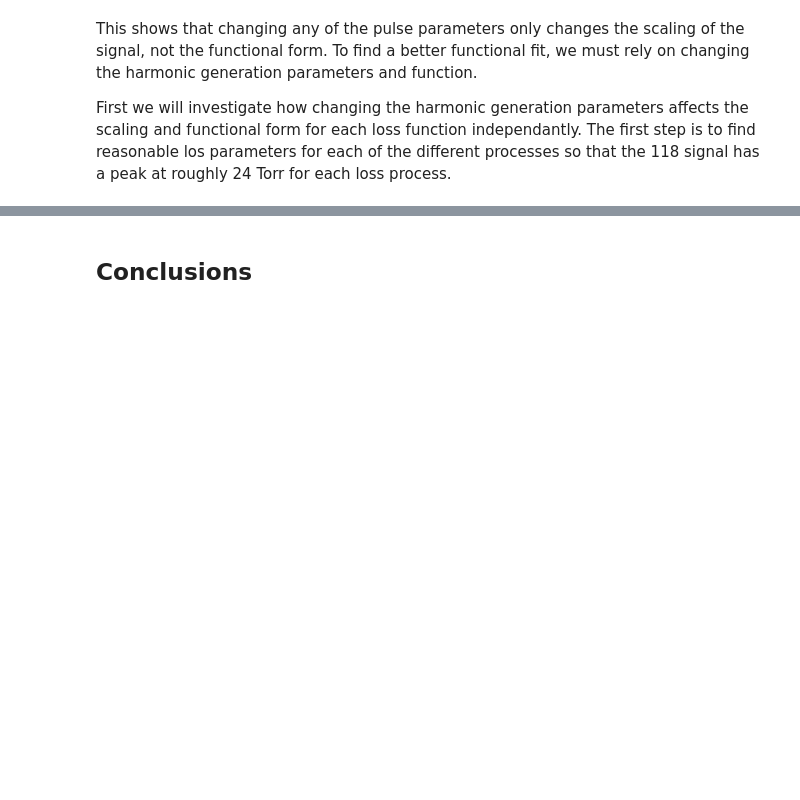
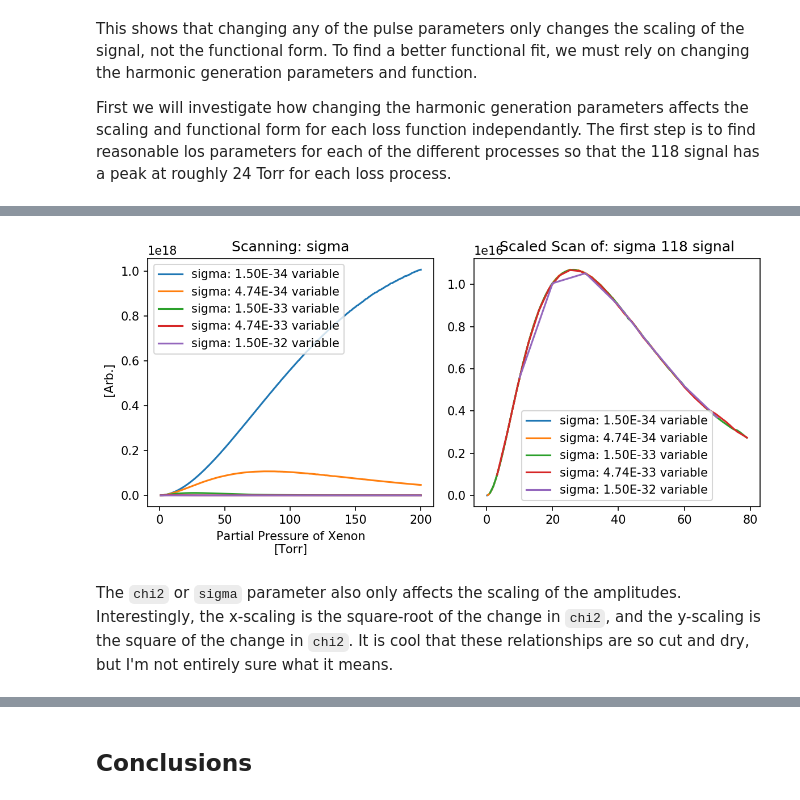
Before and after one commit to jasonbossert/uv_generation, a Jupyter notebook: notebooks/vuv_gen_1D_prop_model.ipynb, the cells around one changed output, grey strips where cells are left out. Cells and saved outputs as stored; diff of their text form; code cells hidden in the pictures; blank space fills up the shorter version.

```diff
--- a/notebooks/vuv_gen_1D_prop_model.ipynb
+++ b/notebooks/vuv_gen_1D_prop_model.ipynb
@@ -796,0 +765,22 @@ Make a function
+# %%
+chi2s = chi2 * np.power(10,np.linspace(-1, 1, 5))
+chi2_scan = xr.DataArray(chi2s,
+                     dims = ('sigma'),
+                     attrs = {'units': 'variable',
+                              'long_name': "chi2 of xenon"})
+chi2_scanned = scan_builder(single_func, default_params, [Pscan, chi2_scan])(params=default_params)
+# %%
+fig, ax = plt.subplots(1, 2, figsize=(8, 4), dpi=150)
+
+plot_single_1D_scan(chi2_scanned, ax[0], selections={'variable': '118 signal'}, norm=False)
+
+chi2_x_scaling = (.1, 1/np.sqrt(10), 1, np.sqrt(10), 10)
+chi2_y_scaling = (.01, .1, 1, 10, 100)
+
+plot_single_1D_scan_scaled(chi2_scanned, chi2_x_scaling, chi2_y_scaling,
+                           ax[1], selections={'variable': '118 signal'})
+plt.tight_layout()
+# %% [output]
+[figure, added]
+# %% [markdown]
+The `chi2` or `sigma` parameter also only affects the scaling of the amplitudes. Interestingly, the x-scaling is the square-root of the change in `chi2`, and the y-scaling is the square of the change in `chi2`. It is cool that these relationships are so cut and dry, but I'm not entirely sure what it means.
```
Also changed, not shown: parts of 59 cells of this notebook, 3 other files.
